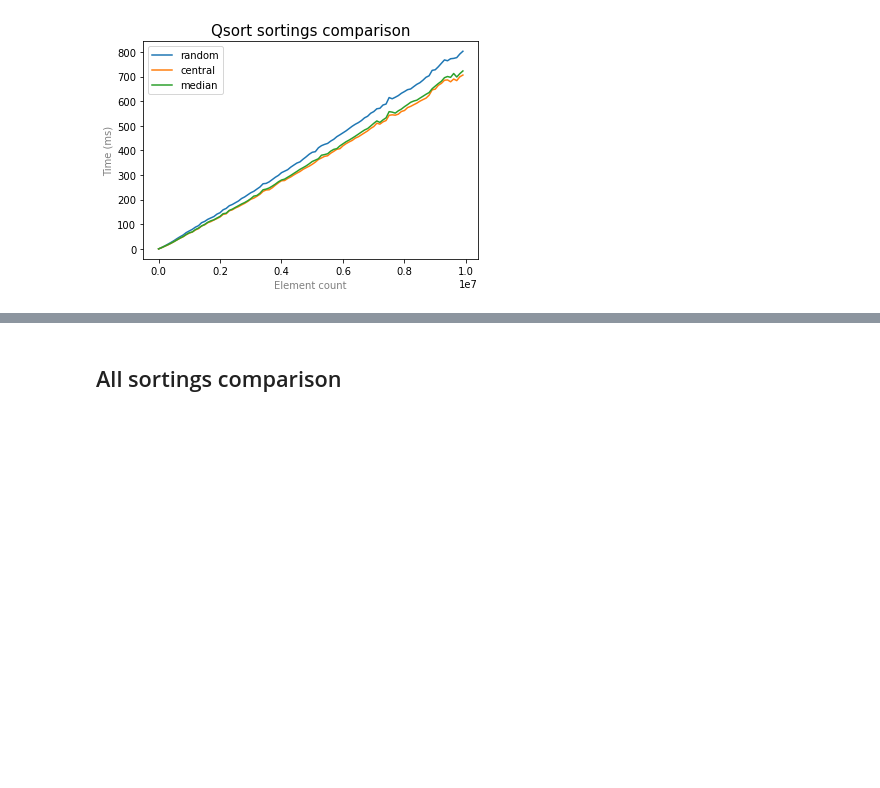
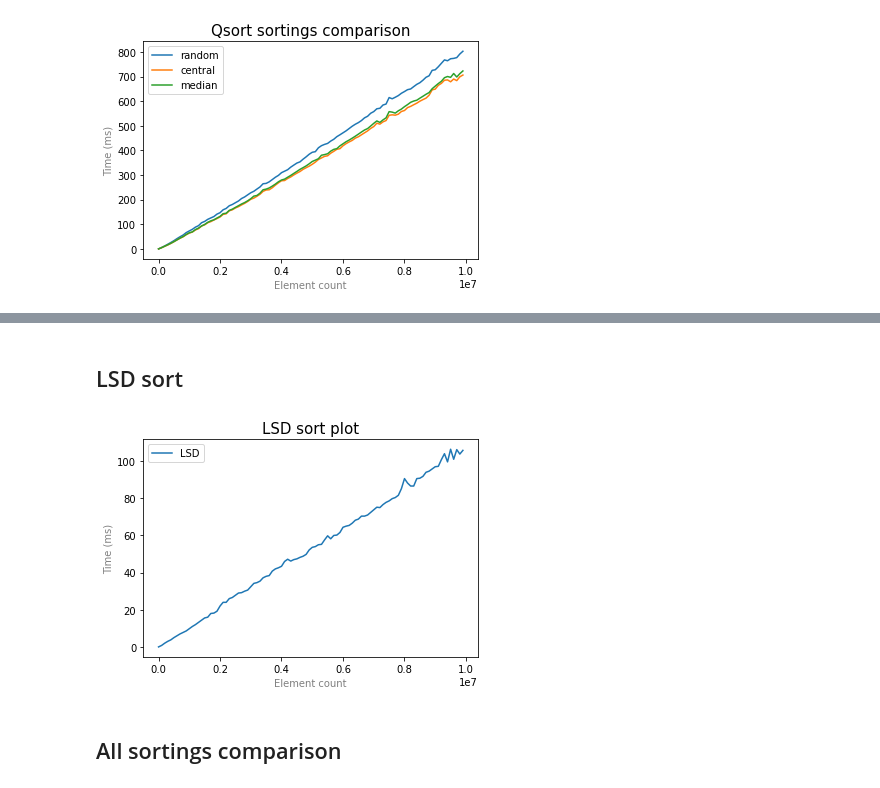
Before and after one commit to sqiportinhsa/NoLabs, a Jupyter notebook: sorting/plots/plots.ipynb, the cells around one changed output, grey strips where cells are left out. Saved outputs shown, nothing was run; the diff lists cells and outputs as text; code cells hidden in the pictures; blank space fills up the shorter version.

```diff
--- a/sorting/plots/plots.ipynb
+++ b/sorting/plots/plots.ipynb
@@ -117,3 +132,18 @@ plt.show()
+# %% [markdown]
+## LSD sort
+# %%
+plt.xlabel('Element count', color = 'gray')
+plt.ylabel('Time (ms)', color = 'gray')
+
+plt.title('LSD sort plot', fontsize = 15)
+
+plt.plot(lsd_x, lsd_y)
+
+plt.legend(['LSD'])
+
+plt.show()
+# %% [output]
+[figure, added]
 # %% [markdown]
 ## All sortings comparison
 # %%
```
Also changed, not shown: parts of 3 cells of this notebook, 6 other files.
